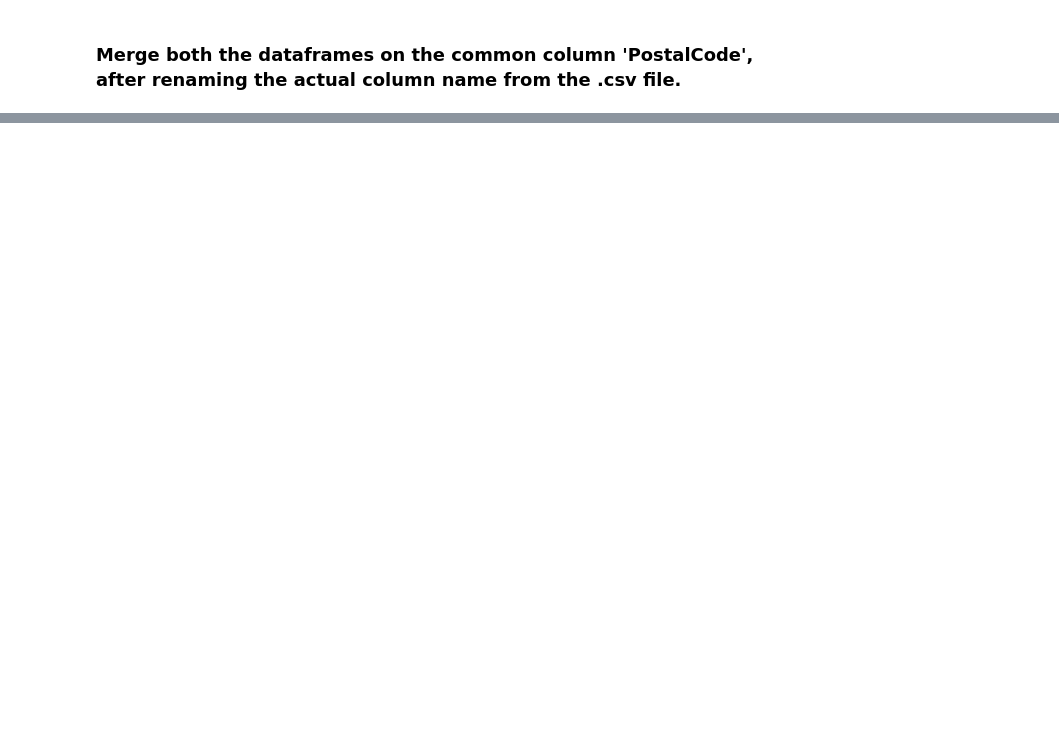
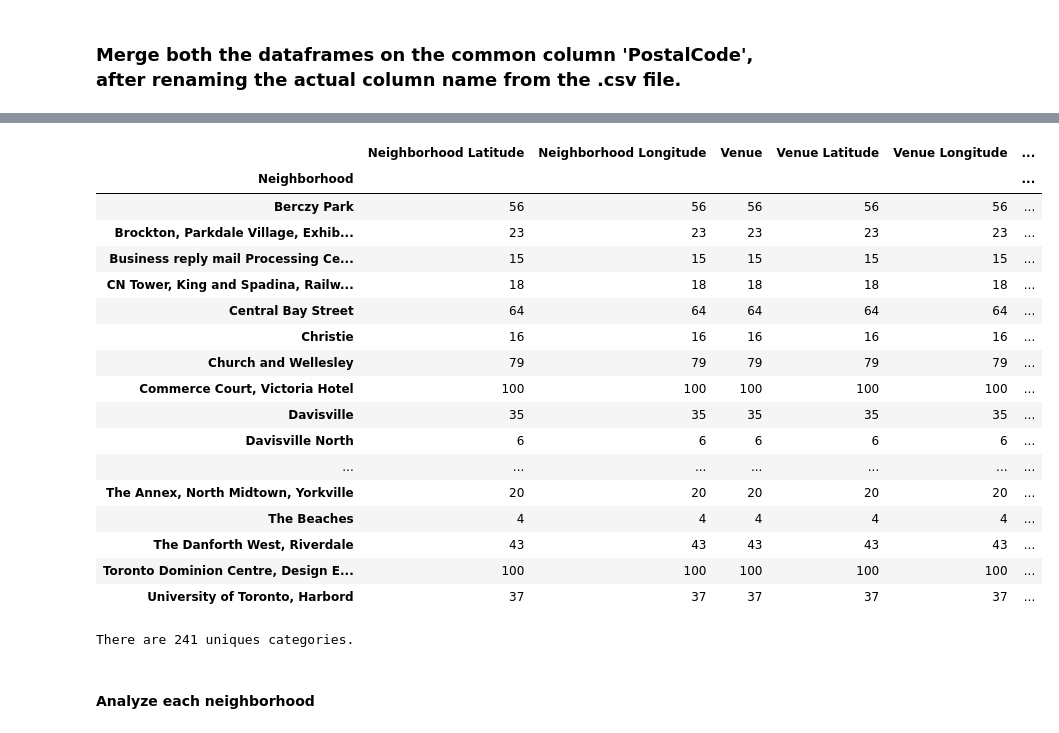
Before and after one commit to vsbalagi/coursera-capstone-project, a Jupyter notebook: Capstone Week3 Assignment.ipynb, the cells around one changed output, grey strips where cells are left out. Cells and saved outputs as stored; diff of their text form; code cells hidden in the pictures; blank space fills up the shorter version.

```diff
--- a/Capstone Week3 Assignment.ipynb
+++ b/Capstone Week3 Assignment.ipynb
@@ -85,0 +202,11 @@ myAssignedBoroughs
+# %%
+def get_category_type(row):
+    try:
+        categories_list = row['categories']
+    except:
+        categories_list = row['venue.categories']
+
+    if len(categories_list) == 0:
+        return None
+    else:
+        return categories_list[0]['name']
@@ -85,0 +318,27 @@ myAssignedBoroughs
+# %%
+toronto_venues.groupby('Neighborhood').count()
+# %% [output]
+|  | Neighborhood Latitude | Neighborhood Longitude | Venue | Venue Latitude | Venue Longitude | ... |
+| Neighborhood |  |  |  |  |  | ... |
+| Berczy Park | 56 | 56 | 56 | 56 | 56 | ... |
+| Brockton, Parkdale Village, Exhib... | 23 | 23 | 23 | 23 | 23 | ... |
+| Business reply mail Processing Ce... | 15 | 15 | 15 | 15 | 15 | ... |
+| CN Tower, King and Spadina, Railw... | 18 | 18 | 18 | 18 | 18 | ... |
+| Central Bay Street | 64 | 64 | 64 | 64 | 64 | ... |
+| Christie | 16 | 16 | 16 | 16 | 16 | ... |
+| Church and Wellesley | 79 | 79 | 79 | 79 | 79 | ... |
+| Commerce Court, Victoria Hotel | 100 | 100 | 100 | 100 | 100 | ... |
+| Davisville | 35 | 35 | 35 | 35 | 35 | ... |
+| Davisville North | 6 | 6 | 6 | 6 | 6 | ... |
+| ... | ... | ... | ... | ... | ... | ... |
+| The Annex, North Midtown, Yorkville | 20 | 20 | 20 | 20 | 20 | ... |
+| The Beaches | 4 | 4 | 4 | 4 | 4 | ... |
+| The Danforth West, Riverdale | 43 | 43 | 43 | 43 | 43 | ... |
+| Toronto Dominion Centre, Design E... | 100 | 100 | 100 | 100 | 100 | ... |
+| University of Toronto, Harbord | 37 | 37 | 37 | 37 | 37 | ... |
+# %%
+print('There are {} uniques categories.'.format(len(toronto_venues['Venue Category'].unique())))
+# %% [output]
+There are 241 uniques categories.
+# %% [markdown]
+#### Analyze each neighborhood
```
Also changed, not shown: parts of 45 cells of this notebook.
